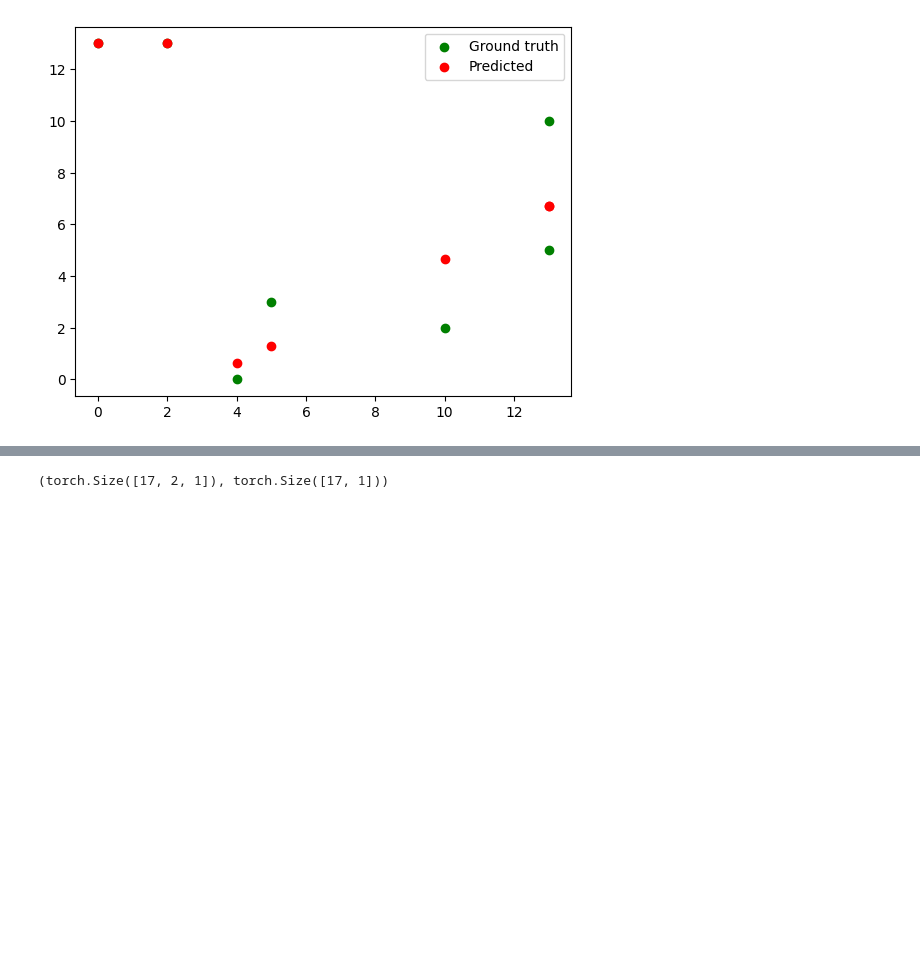
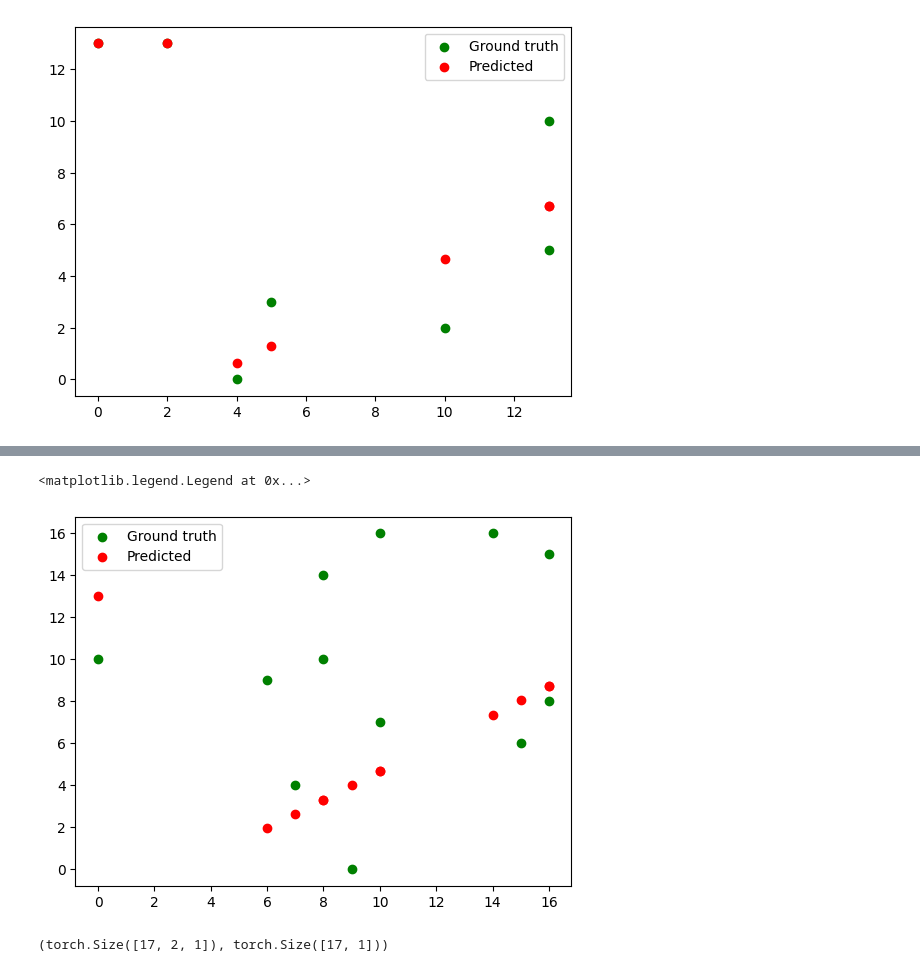
Before and after one commit to davoodwadi/davoodwadi.github.io, a Jupyter notebook: linear_separation.ipynb, the cells around one changed output, grey strips where cells are left out. Drawn from its saved outputs; the diff is of its cells as text; code cells hidden in the pictures; blank space fills up the shorter version.

```diff
--- a/linear_separation.ipynb
+++ b/linear_separation.ipynb
@@ -266,3 +278,10 @@ plt.legend()
+# %%
+plt.scatter(x_test, yAR_test, color='green', label='Ground truth')
+plt.scatter(x_test, out, color='red', label='Predicted')
+plt.legend()
+# %% [output]
+<matplotlib.legend.Legend at 0x...>
+[figure, added]
 # %%
 class SequenceModel(nn.Module):
   def __init__(self, ):
```
Also changed, not shown: parts of 10 cells of this notebook.
